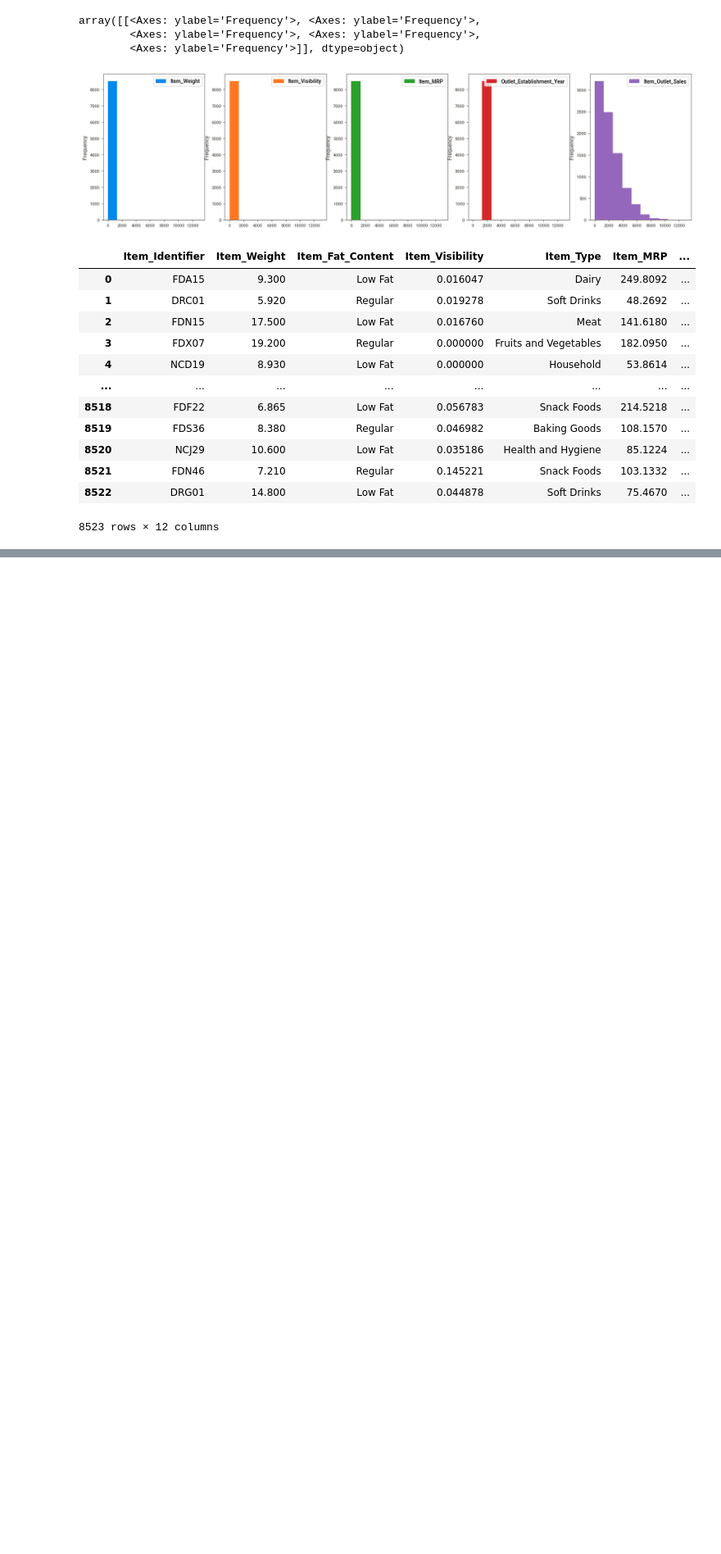
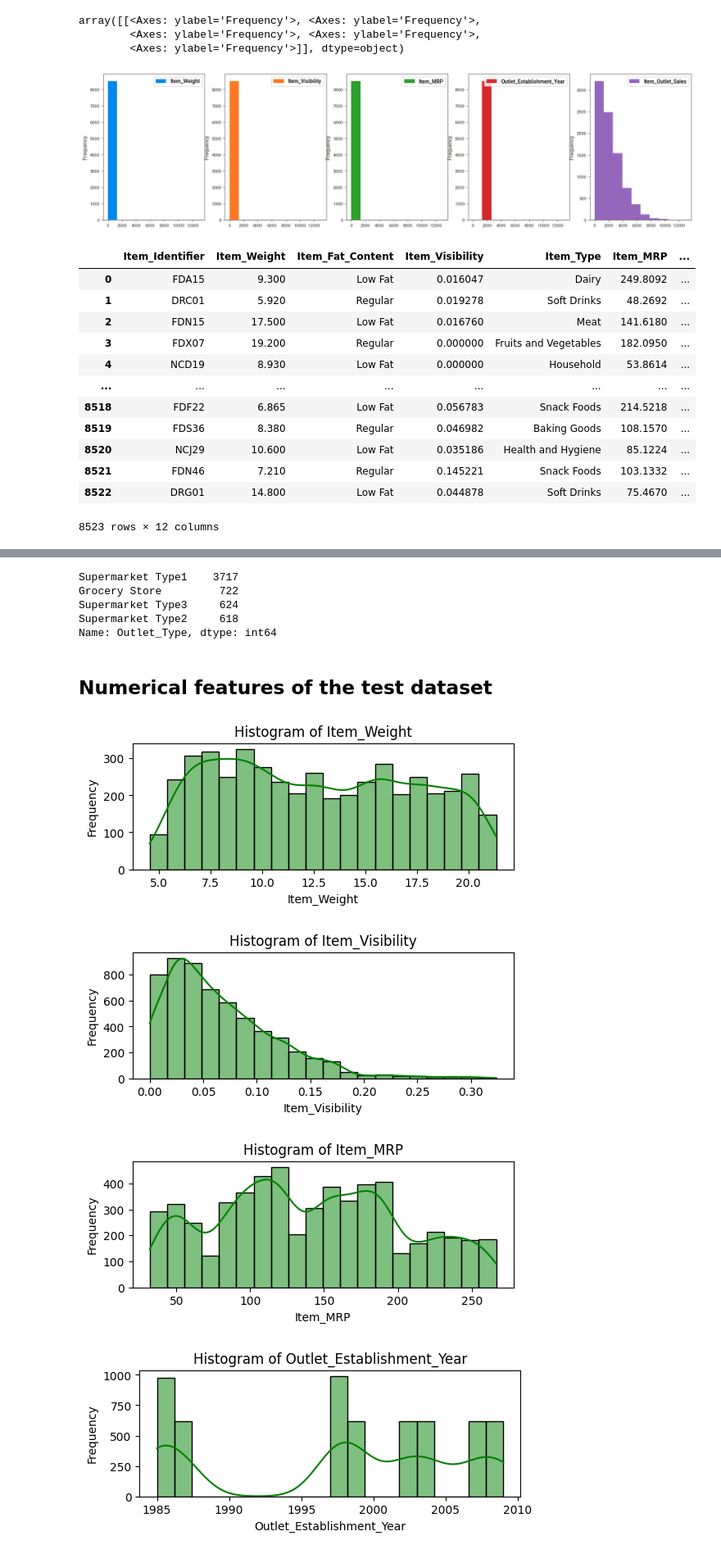
Before and after one commit to shanOnline99/Big-Mart-Sale-Prediction, a Jupyter notebook: Big_Mart_Sale_Prediction.ipynb, the cells around one changed output, grey strips where cells are left out. Shown at 82% size. Drawn from its saved outputs; the diff is of its cells as text; code cells hidden in the pictures; blank space fills up the shorter version.

```diff
--- a/Big_Mart_Sale_Prediction.ipynb
+++ b/Big_Mart_Sale_Prediction.ipynb
@@ -384,0 +432,6 @@ trainDf
+# %%
+categorical_columns_1 = list(testDf.select_dtypes(include=['object']).columns)
+print('Categorical columns:\n {}'.format(categorical_columns_1))
+
+numerical_columns_1 = list(testDf.select_dtypes(include=['int64', 'float64']).columns)
+print('Numerical columns:\n {}'.format(numerical_columns_1))
@@ -384,0 +568,26 @@ trainDf
+# %%
+testDf['Outlet_Type'].value_counts()
+# %% [output]
+Supermarket Type1    3717
+Grocery Store         722
+Supermarket Type3     624
+Supermarket Type2     618
+Name: Outlet_Type, dtype: int64
+# %% [markdown]
+## Numerical features of the test dataset
+# %%
+import seaborn as sns
+
+# Create histograms for each numerical column
+for column in numerical_columns_1:
+    plt.figure(figsize=(6, 2))
+    sns.histplot(testDf[column], bins=20, kde=True, color='green')
+    plt.xlabel(column)
+    plt.ylabel('Frequency')
+    plt.title(f'Histogram of {column}')
+    plt.show()
+# %% [output]
+[figure, added]
+[figure, added]
+[figure, added]
+[figure, added]
```
Also changed, not shown: parts of 28 cells of this notebook.
